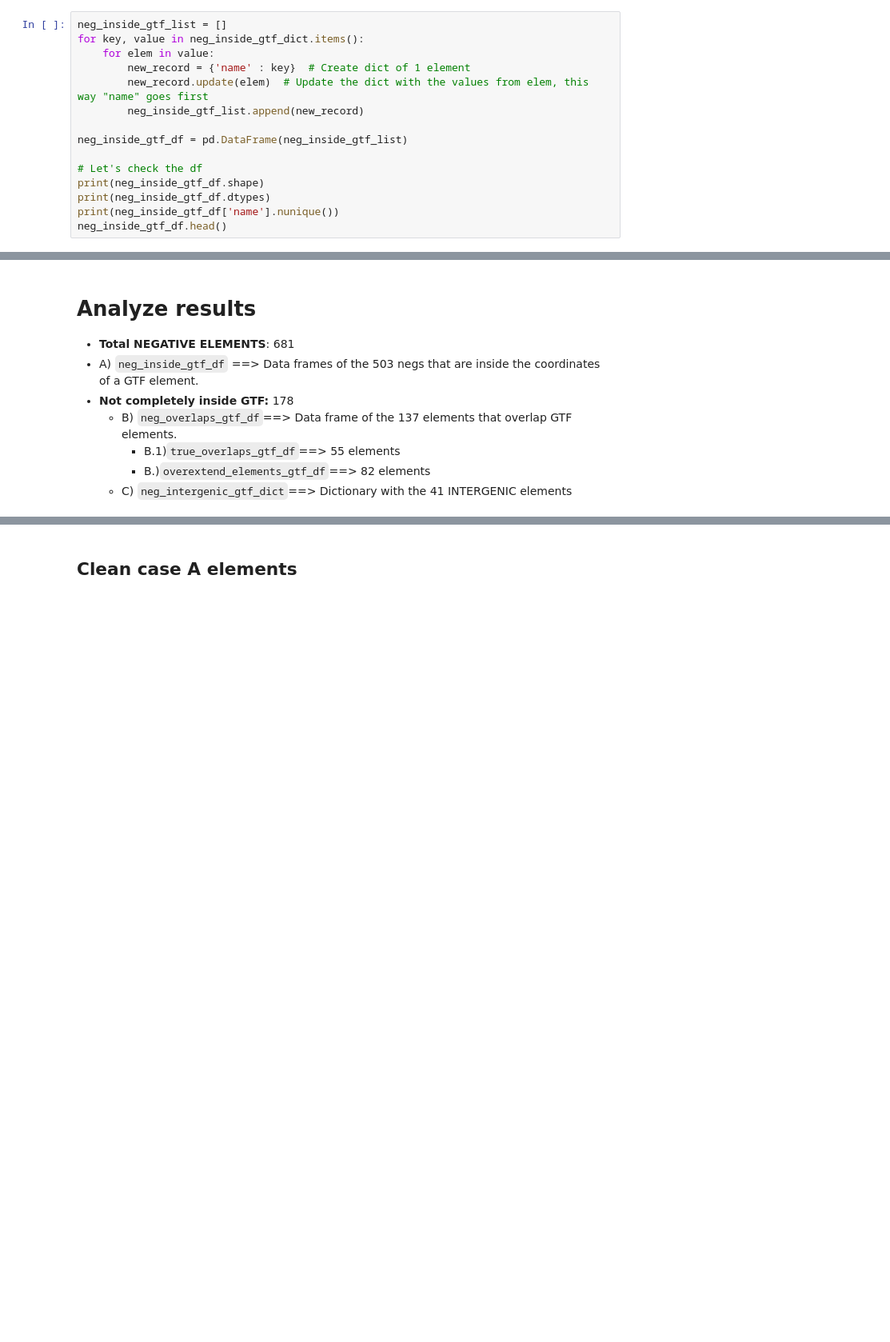
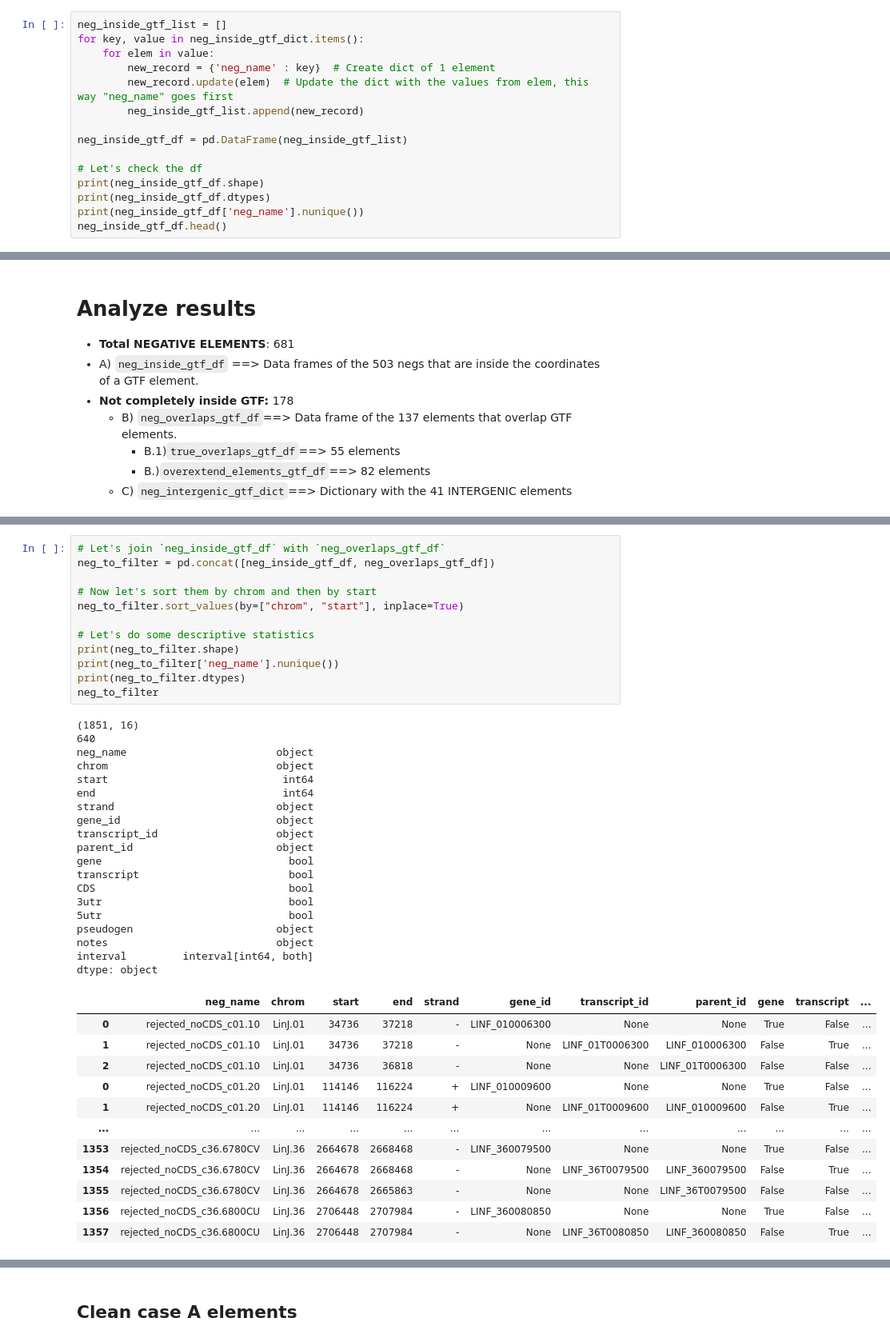
Before and after one commit to Viskuit/Test_BEDOPS, a Jupyter notebook: 25.Negative_analysis/1.NEGATIVE_location_Analysis.ipynb, the cells around one changed output, grey strips where cells are left out. Shown at 80% size. Drawn from its saved outputs; the diff is of its cells as text; blank space fills up the shorter version.

```diff
--- a/25.Negative_analysis/1.NEGATIVE_location_Analysis.ipynb
+++ b/25.Negative_analysis/1.NEGATIVE_location_Analysis.ipynb
@@ -622,8 +617,8 @@ let's transform it in a data frame
 neg_inside_gtf_list = []
 for key, value in neg_inside_gtf_dict.items():
     for elem in value:
-        new_record = {'name' : key}  # Create dict of 1 element
-        new_record.update(elem)  # Update the dict with the values from elem, this way "name" goes first
+        new_record = {'neg_name' : key}  # Create dict of 1 element
+        new_record.update(elem)  # Update the dict with the values from elem, this way "neg_name" goes first
         neg_inside_gtf_list.append(new_record)
 
 neg_inside_gtf_df = pd.DataFrame(neg_inside_gtf_list)
@@ -631,7 +626,7 @@ neg_inside_gtf_df = pd.DataFrame(neg_inside_gtf_list)
 # Let's check the df
 print(neg_inside_gtf_df.shape)
 print(neg_inside_gtf_df.dtypes)
-print(neg_inside_gtf_df['name'].nunique())
+print(neg_inside_gtf_df['neg_name'].nunique())
 neg_inside_gtf_df.head()
 # %% [output]
 (1358, 16)
@@ -952,0 +952,44 @@ Overextend Elements: (205, 16)
+# %%
+# Let's join `neg_inside_gtf_df` with `neg_overlaps_gtf_df`
+neg_to_filter = pd.concat([neg_inside_gtf_df, neg_overlaps_gtf_df])
+
+# Now let's sort them by chrom and then by start
+neg_to_filter.sort_values(by=["chrom", "start"], inplace=True)
+
+# Let's do some descriptive statistics
+print(neg_to_filter.shape)
+print(neg_to_filter['neg_name'].nunique())
+print(neg_to_filter.dtypes)
+neg_to_filter
+# %% [output]
+(1851, 16)
+640
+neg_name                        object
+chrom                           object
+start                            int64
+end                              int64
+strand                          object
+gene_id                         object
+transcript_id                   object
+parent_id                       object
+gene                              bool
+transcript                        bool
+CDS                               bool
+3utr                              bool
+5utr                              bool
+pseudogen                       object
+notes                           object
+interval         interval[int64, both]
+dtype: object
+|  | neg_name | chrom | start | end | strand | gene_id | transcript_id | parent_id | gene | transcript | ... |
+| 0 | rejected_noCDS_c01.10 | LinJ.01 | 34736 | 37218 | - | LINF_010006300 | None | None | True | False | ... |
+| 1 | rejected_noCDS_c01.10 | LinJ.01 | 34736 | 37218 | - | None | LINF_01T0006300 | LINF_010006300 | False | True | ... |
+| 2 | rejected_noCDS_c01.10 | LinJ.01 | 34736 | 36818 | - | None | None | LINF_01T0006300 | False | False | ... |
+| 0 | rejected_noCDS_c01.20 | LinJ.01 | 114146 | 116224 | + | LINF_010009600 | None | None | True | False | ... |
+| 1 | rejected_noCDS_c01.20 | LinJ.01 | 114146 | 116224 | + | None | LINF_01T0009600 | LINF_010009600 | False | True | ... |
+| ... | ... | ... | ... | ... | ... | ... | ... | ... | ... | ... | ... |
+| 1353 | rejected_noCDS_c36.6780CV | LinJ.36 | 2664678 | 2668468 | - | LINF_360079500 | None | None | True | False | ... |
+| 1354 | rejected_noCDS_c36.6780CV | LinJ.36 | 2664678 | 2668468 | - | None | LINF_36T0079500 | LINF_360079500 | False | True | ... |
+| 1355 | rejected_noCDS_c36.6780CV | LinJ.36 | 2664678 | 2665863 | - | None | None | LINF_36T0079500 | False | False | ... |
+| 1356 | rejected_noCDS_c36.6800CU | LinJ.36 | 2706448 | 2707984 | - | LINF_360080850 | None | None | True | False | ... |
+| 1357 | rejected_noCDS_c36.6800CU | LinJ.36 | 2706448 | 2707984 | - | None | LINF_36T0080850 | LINF_360080850 | False | True | ... |
```
Also changed, not shown: parts of 7 cells of this notebook, 1 other file.
